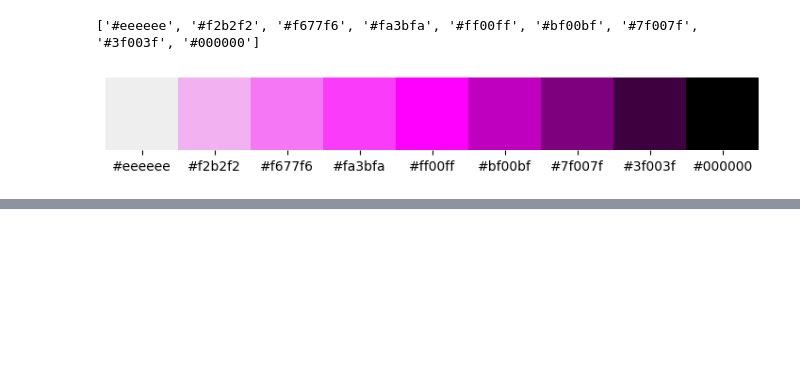
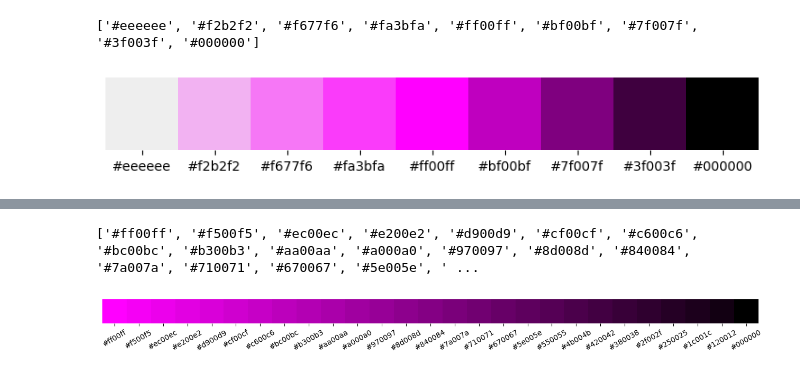
Before and after one commit to sethclose/colors, a Jupyter notebook: Hex Color Blending.ipynb, the cells around one changed output, grey strips where cells are left out. Saved outputs shown, nothing was run; the diff lists cells and outputs as text; code cells hidden in the pictures; blank space fills up the shorter version.

```diff
--- a/Hex Color Blending.ipynb
+++ b/Hex Color Blending.ipynb
@@ -182,0 +212,3 @@ plot_palette(color_palette)
+# %%
+def expspace(start, end, num, order):
+    return [int((end-start)*(x/num)**order+start) for x in range(num-1)] + [end]
@@ -182,0 +267,19 @@ plot_palette(color_palette)
+# %%
+def exp_array_palette(hexes, nums, order):
+    """
+    Takes list of hex color codes
+      and number of fillers after each code
+      before the next hex color code
+      (last filler ignored, if provided)
+    Returns list of hex code colors with fillers
+    """
+    color_list = []
+    for c in range(len(hexes)-1):
+        new_colors = exp_array_hex_colors(hexes[c], hexes[c+1], nums[c], order)
+        color_list = new_colors if c == 0 else color_list + new_colors[1:]
+    return color_list
+
+print(exp_array_palette.__doc__)
+print(exp_array_palette(['#000000', '#ffffff'],
+                        [5,         ],
+                         2))
@@ -182,0 +294,9 @@ plot_palette(color_palette)
+# %%
+color_palette = exp_array_palette(hexes = ['#ff00ff', '#000000',],
+                                  nums =  [27,         ],
+                                  order =  1.0)
+print(color_palette)
+plot_palette(color_palette)
+# %% [output]
+['#ff00ff', '#f500f5', '#ec00ec', '#e200e2', '#d900d9', '#cf00cf', '#c600c6', '#bc00bc', '#b300b3', '#aa00aa', '#a000a0', '#970097', '#8d008d', '#840084', '#7a007a', '#710071', '#670067', '#5e005e', ' ...
+[figure, added]
```
Also changed, not shown: parts of 11 cells of this notebook.
